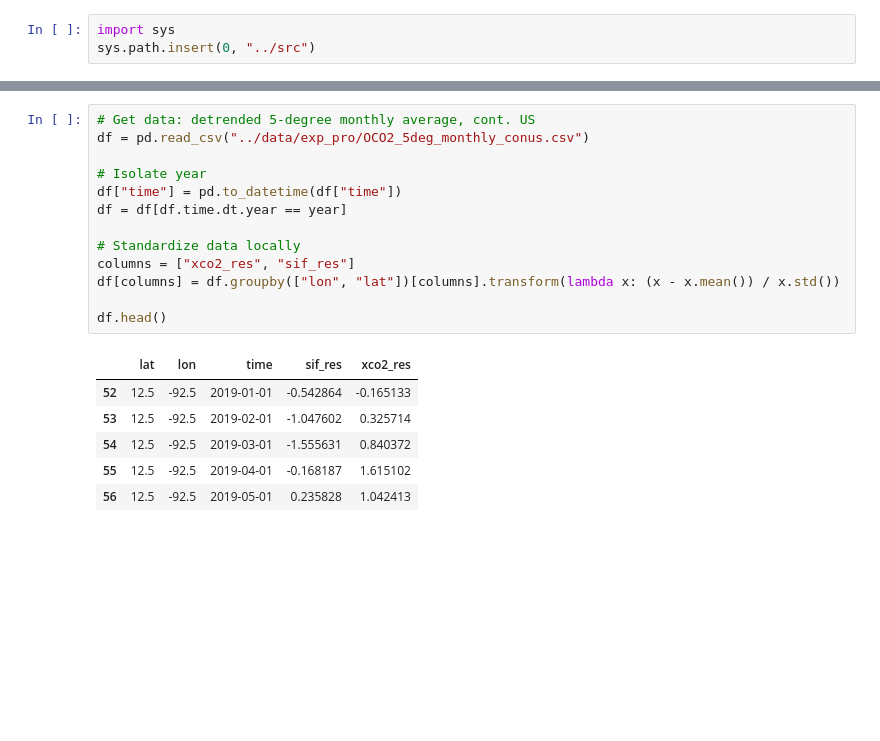
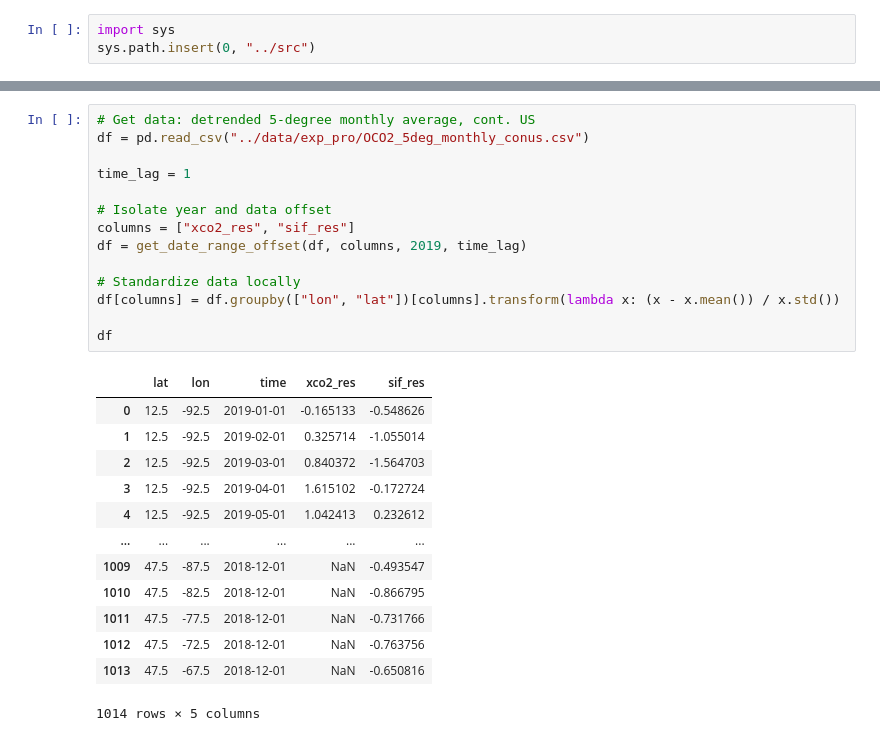
Before and after one commit to 91Mrwu/sif-xco2-cokriging, a Jupyter notebook: notebooks/empirical_variogram.ipynb, the cells around one changed output, grey strips where cells are left out. Saved outputs shown, nothing was run; the diff lists cells and outputs as text; blank space fills up the shorter version.

```diff
--- a/notebooks/empirical_variogram.ipynb
+++ b/notebooks/empirical_variogram.ipynb
@@ -23,23 +133,31 @@ time_lag = 1
 # %%
 # Get data: detrended 5-degree monthly average, cont. US
 df = pd.read_csv("../data/exp_pro/OCO2_5deg_monthly_conus.csv")
 
-# Isolate year
-df["time"] = pd.to_datetime(df["time"])
-df = df[df.time.dt.year == year]
+time_lag = 1
+
+# Isolate year and data offset
+columns = ["xco2_res", "sif_res"]
+df = get_date_range_offset(df, columns, 2019, time_lag)
 
 # Standardize data locally
-columns = ["xco2_res", "sif_res"]
 df[columns] = df.groupby(["lon", "lat"])[columns].transform(lambda x: (x - x.mean()) / x.std())
 
-df.head()
+df
 # %% [output]
-|  | lat | lon | time | sif_res | xco2_res |
-| 52 | 12.5 | -92.5 | 2019-01-01 | -0.542864 | -0.165133 |
-| 53 | 12.5 | -92.5 | 2019-02-01 | -1.047602 | 0.325714 |
-| 54 | 12.5 | -92.5 | 2019-03-01 | -1.555631 | 0.840372 |
-| 55 | 12.5 | -92.5 | 2019-04-01 | -0.168187 | 1.615102 |
-| 56 | 12.5 | -92.5 | 2019-05-01 | 0.235828 | 1.042413 |
+|  | lat | lon | time | xco2_res | sif_res |
+| 0 | 12.5 | -92.5 | 2019-01-01 | -0.165133 | -0.548626 |
+| 1 | 12.5 | -92.5 | 2019-02-01 | 0.325714 | -1.055014 |
+| 2 | 12.5 | -92.5 | 2019-03-01 | 0.840372 | -1.564703 |
+| 3 | 12.5 | -92.5 | 2019-04-01 | 1.615102 | -0.172724 |
+| 4 | 12.5 | -92.5 | 2019-05-01 | 1.042413 | 0.232612 |
+| ... | ... | ... | ... | ... | ... |
+| 1009 | 47.5 | -87.5 | 2018-12-01 | NaN | -0.493547 |
+| 1010 | 47.5 | -82.5 | 2018-12-01 | NaN | -0.866795 |
+| 1011 | 47.5 | -77.5 | 2018-12-01 | NaN | -0.731766 |
+| 1012 | 47.5 | -72.5 | 2018-12-01 | NaN | -0.763756 |
+| 1013 | 47.5 | -67.5 | 2018-12-01 | NaN | -0.650816 |
+1014 rows × 5 columns
 # %%
 # Check distributions
 p = sns.pairplot(df, vars=["xco2_res", "sif_res"], corner=True, height=3)
```
Also changed, not shown: parts of 11 cells of this notebook, 3 other files.
